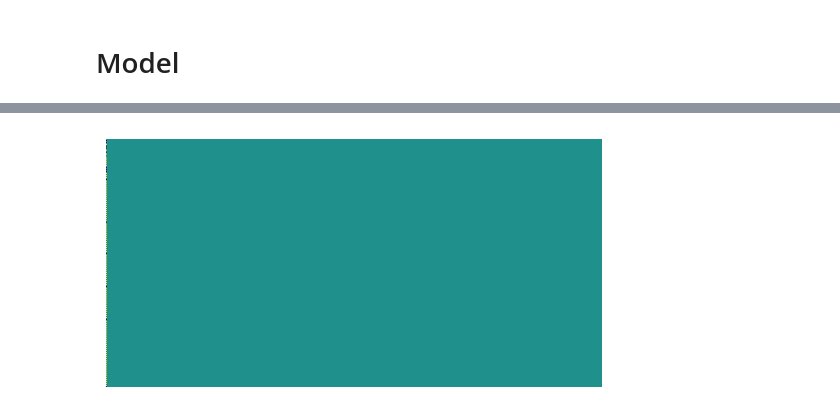
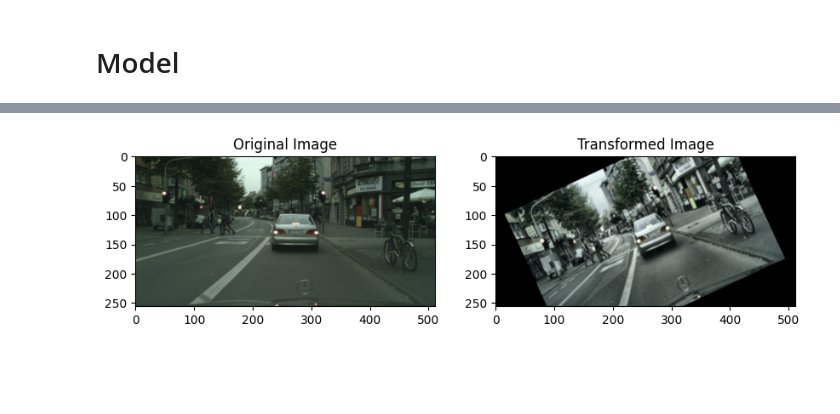
Before and after one commit to Hedredo/oc_p8, a Jupyter notebook: notebooks/modelisation.ipynb, the cells around one changed output, grey strips where cells are left out. Saved outputs shown, nothing was run; the diff lists cells and outputs as text; code cells hidden in the pictures; blank space fills up the shorter version.

```diff
--- a/notebooks/modelisation.ipynb
+++ b/notebooks/modelisation.ipynb
@@ -886,4 +791,14 @@ Model: "U-Net"
  Total params: 31,032,200 (118.38 MB)
  Trainable params: 31,032,200 (118.38 MB)
  Non-trainable params: 0 (0.00 B)
+# %%
+train_datagen = Dataloaderv8(
+    train_dir,
+    labels,
+    batch_size=4,
+    target_size=TARGET_SIZE,
+    workers=NUM_WORKERS,
+    preview=16,
+    shuffle=True,
+)
 # %%
@@ -914,4 +826,5 @@ test_mask_paths = sorted(list(map(str, test_dir.glob("*labelIds.png"))))
 # %%
-test_image = load_image(test_image_paths[20])
-preds = model.predict(tf.expand_dims(test_image, axis=0))
+test_image, test_image_array, test_mask = train_datagen.get_image_mask_pair_and_path(3)
+preds = model.predict(tf.expand_dims(test_image_array, axis=0))
+preds_mask = tf.argmax(preds.squeeze(), axis=-1)
 # %% [output]
@@ -963,7 +831,0 @@ NameError: name 'category2rgb' is not defined
-# %%
-# Show the predicted classes using the colormap
-plt.imshow(preds_vals)
-plt.axis("off")
-plt.show()
-# %% [output]
-[figure, removed]
@@ -1021,0 +832,29 @@ predictions
+# %%
+transform = A.Compose(
+    [
+        A.CLAHE(),
+        # A.RandomRotate90(),
+        # A.Transpose(),
+        A.ShiftScaleRotate(
+            shift_limit=0.0625, scale_limit=0.50, rotate_limit=45, p=0.75
+        ),
+        A.Blur(blur_limit=3),
+        A.OpticalDistortion(),
+        A.GridDistortion(),
+        A.HueSaturationValue(),
+    ]
+)
+# %%
+# Use the albumentations transform to augment the test image
+transformed = transform(image=test_image_array)
+assert transformed["image"].shape == test_image_array.shape
+# %%
+# Display the original and transformed images
+fig, ax = plt.subplots(1, 2, figsize=(10, 5))
+ax[0].imshow(test_image)
+ax[0].set_title("Original Image")
+ax[1].imshow(transformed["image"])
+ax[1].set_title("Transformed Image")
+plt.show()
+# %% [output]
+[figure, added]
```
Also changed, not shown: parts of 26 cells of this notebook, 4 other files.
